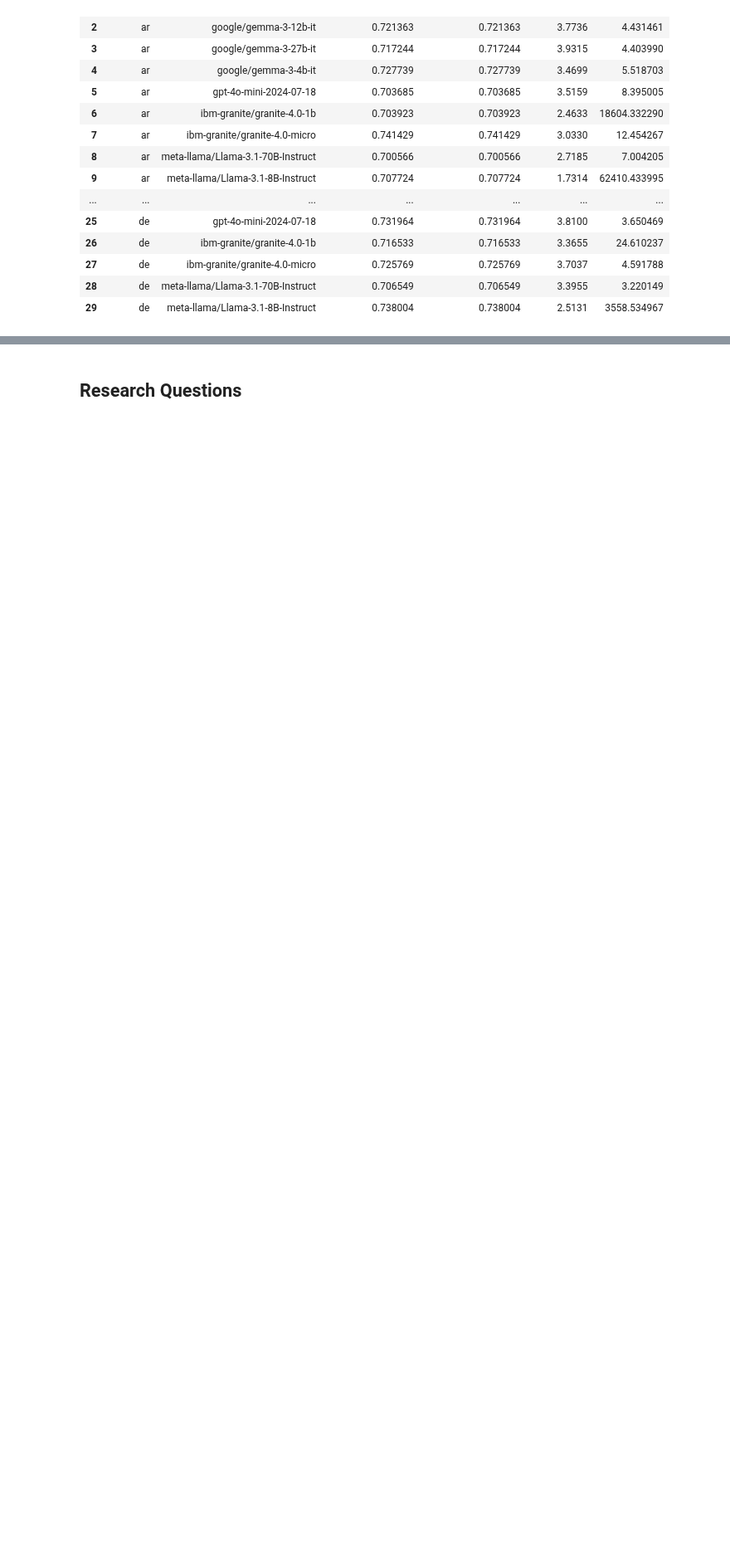
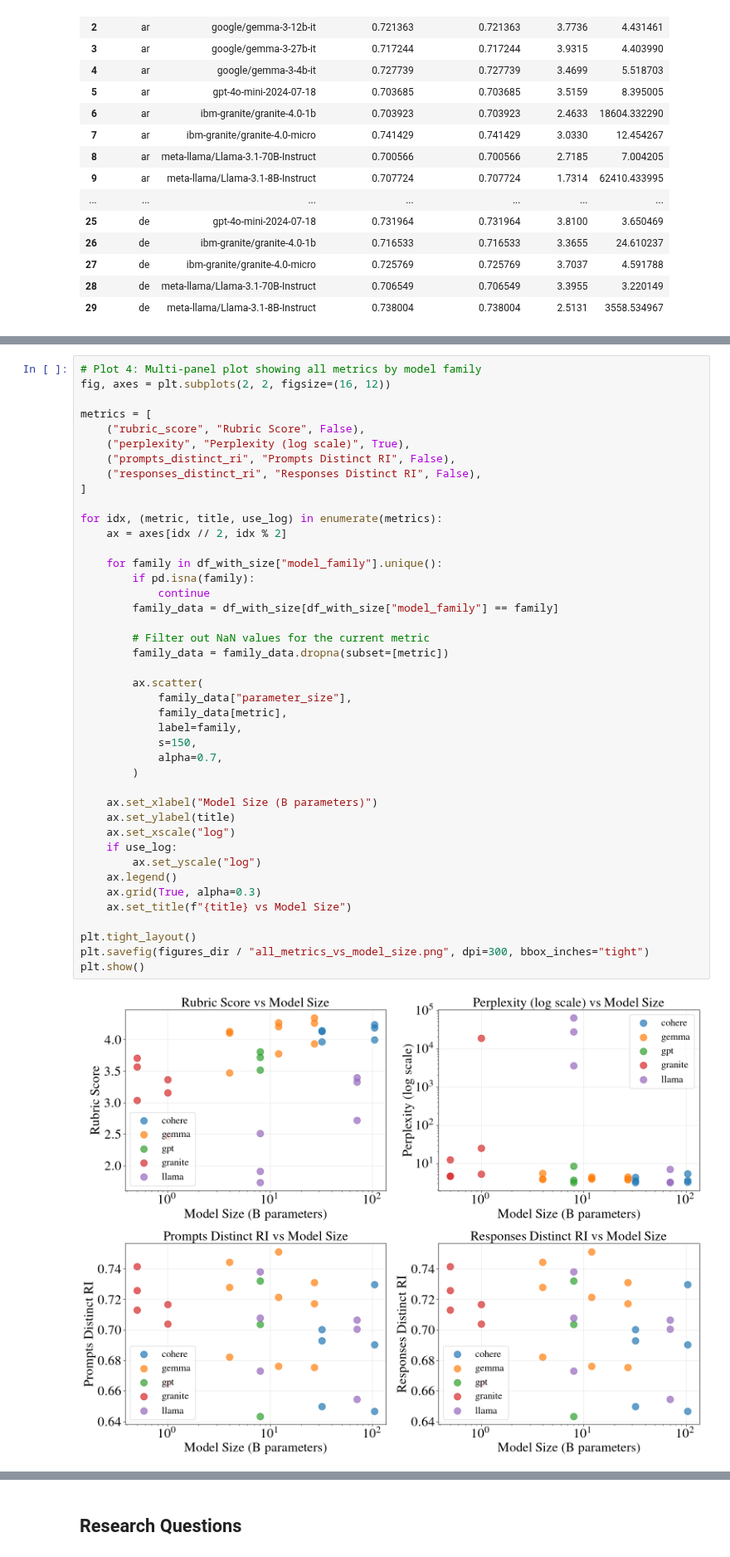
Before and after one commit to ljvmiranda921/polyglot-teachers, a Jupyter notebook: notebooks/2025-11-24-data-quality-metrics/visualize_quality_metrics.ipynb, the cells around one changed output, grey strips where cells are left out. Shown at 83% size. Cells and saved outputs as stored; diff of their text form; blank space fills up the shorter version.

```diff
--- a/notebooks/2025-11-24-data-quality-metrics/visualize_quality_metrics.ipynb
+++ b/notebooks/2025-11-24-data-quality-metrics/visualize_quality_metrics.ipynb
@@ -201,0 +324,44 @@ Recomputing perplexity values...
+# %%
+# Plot 4: Multi-panel plot showing all metrics by model family
+fig, axes = plt.subplots(2, 2, figsize=(16, 12))
+
+metrics = [
+    ("rubric_score", "Rubric Score", False),
+    ("perplexity", "Perplexity (log scale)", True),
+    ("prompts_distinct_ri", "Prompts Distinct RI", False),
+    ("responses_distinct_ri", "Responses Distinct RI", False),
+]
+
+for idx, (metric, title, use_log) in enumerate(metrics):
+    ax = axes[idx // 2, idx % 2]
+
+    for family in df_with_size["model_family"].unique():
+        if pd.isna(family):
+            continue
+        family_data = df_with_size[df_with_size["model_family"] == family]
+
+        # Filter out NaN values for the current metric
+        family_data = family_data.dropna(subset=[metric])
+
+        ax.scatter(
+            family_data["parameter_size"],
+            family_data[metric],
+            label=family,
+            s=150,
+            alpha=0.7,
+        )
+
+    ax.set_xlabel("Model Size (B parameters)")
+    ax.set_ylabel(title)
+    ax.set_xscale("log")
+    if use_log:
+        ax.set_yscale("log")
+    ax.legend()
+    ax.grid(True, alpha=0.3)
+    ax.set_title(f"{title} vs Model Size")
+
+plt.tight_layout()
+plt.savefig(figures_dir / "all_metrics_vs_model_size.png", dpi=300, bbox_inches="tight")
+plt.show()
+# %% [output]
+[figure, added]
```
Also changed, not shown: parts of 7 cells of this notebook, 5 other files.
